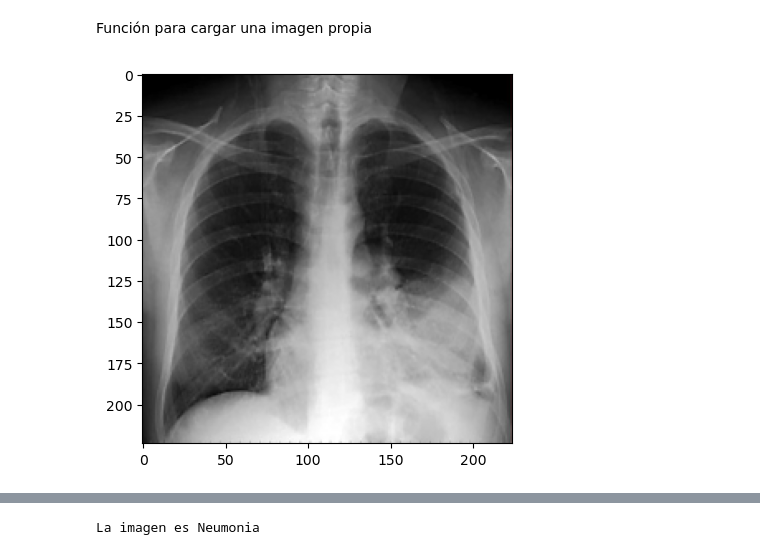
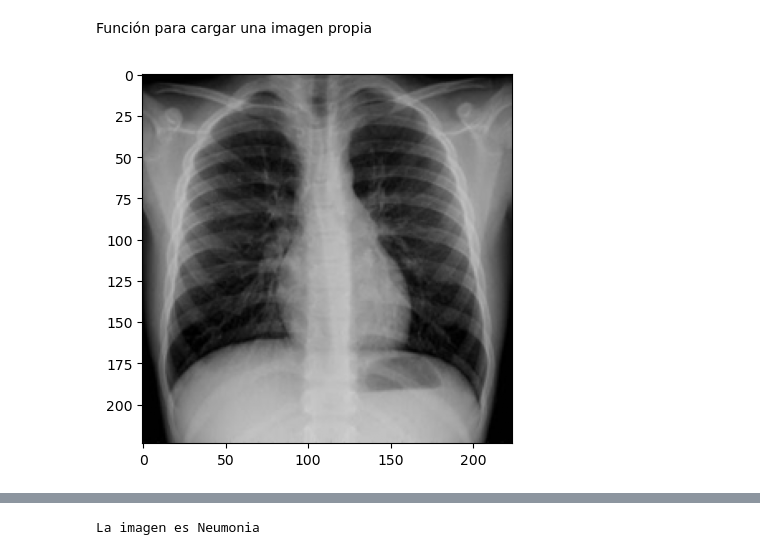
Before and after one commit to Salome-Miguel/MachineLearning-Rayos-X, a Jupyter notebook: chestpneumonia-p.ipynb, the cells around one changed output, grey strips where cells are left out. Drawn from its saved outputs; the diff is of its cells as text; code cells hidden in the pictures.

```diff
--- a/chestpneumonia-p.ipynb
+++ b/chestpneumonia-p.ipynb
@@ -262,18 +285,18 @@ plt.show()
 # %% [markdown]
 Función para cargar una imagen propia
 # %%
-url = 'https://www.livemed.in/media/images/radiografiaToraxSignoSiluetaPositivo.width-720.jpg'
+url = 'https://faros.hsjdbcn.org/sites/default/files/styles/ficha-contenido/public/radiografia_de_torax_-_imagen_-.jpg?itok=-Nikjhh3'
 response = requests.get(url, stream=True)
 response.raw.decode_content = True                    # Redimensionar imagen al tamaño de entrada del modelo
 img = Image.open(response.raw).resize((224, 224))
 # Convertir imagen a un array y normalizar valores de pixel entre 0 y 1
 img_array = np.array(img) / 255.0
 # Agregar una dimensión adicional para representar el lote
 img_array = np.expand_dims(img_array, axis=0)
 plt.imshow(img_array[0])
 plt.show()
 # %% [output]
-[figure, old version]
+[figure, new version]
 # %%
 # Cargar el modelo pre-entrenado y hacer una predicción en la imagen de entrada
 model = tf.keras.models.load_model('/kaggle/working/my_model.h5')
```
Also changed, not shown: parts of 11 cells of this notebook.
